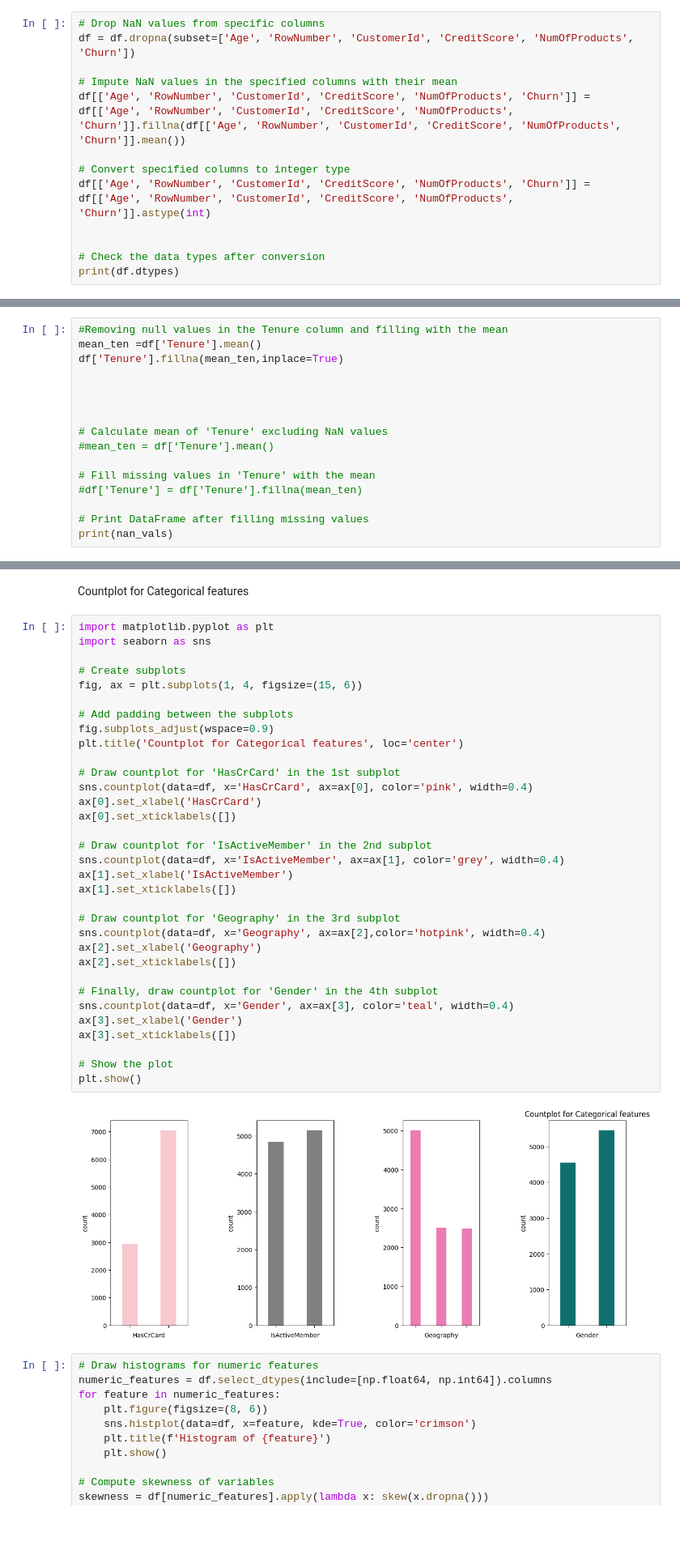
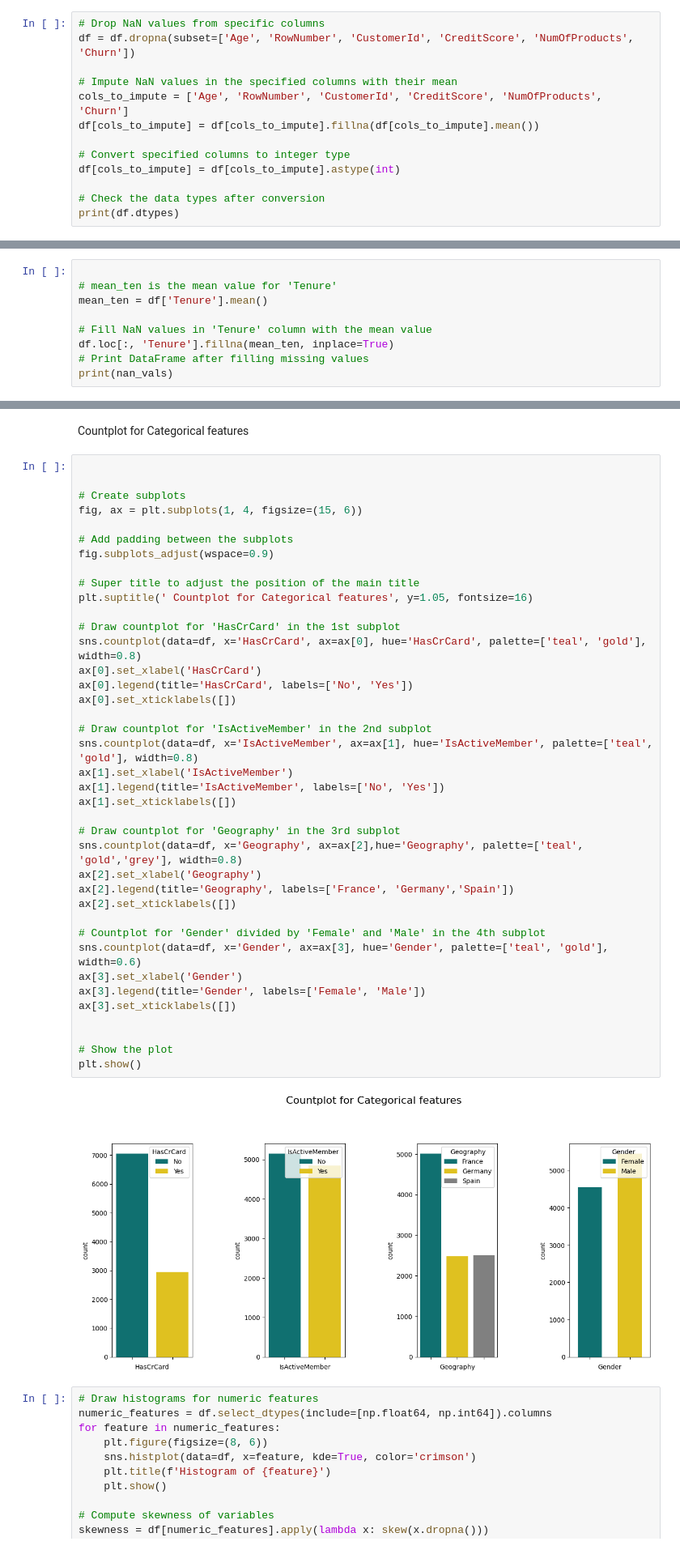
Before and after one commit to daurice/capstone, a Jupyter notebook: Doris_Mugah_Group_26_Capstone_Project_1.ipynb, the cells around one changed output, grey strips where cells are left out. Shown at 81% size. Drawn from its saved outputs; the diff is of its cells as text; blank space fills up the shorter version.

```diff
--- a/Doris_Mugah_Group_26_Capstone_Project_1.ipynb
+++ b/Doris_Mugah_Group_26_Capstone_Project_1.ipynb
@@ -57,11 +59,11 @@ Cleaning data
 df = df.dropna(subset=['Age', 'RowNumber', 'CustomerId', 'CreditScore', 'NumOfProducts', 'Churn'])
 
 # Impute NaN values in the specified columns with their mean
-df[['Age', 'RowNumber', 'CustomerId', 'CreditScore', 'NumOfProducts', 'Churn']] = df[['Age', 'RowNumber', 'CustomerId', 'CreditScore', 'NumOfProducts', 'Churn']].fillna(df[['Age', 'RowNumber', 'CustomerId', 'CreditScore', 'NumOfProducts', 'Churn']].mean())
+cols_to_impute = ['Age', 'RowNumber', 'CustomerId', 'CreditScore', 'NumOfProducts', 'Churn']
+df[cols_to_impute] = df[cols_to_impute].fillna(df[cols_to_impute].mean())
 
 # Convert specified columns to integer type
-df[['Age', 'RowNumber', 'CustomerId', 'CreditScore', 'NumOfProducts', 'Churn']] = df[['Age', 'RowNumber', 'CustomerId', 'CreditScore', 'NumOfProducts', 'Churn']].astype(int)
-
+df[cols_to_impute] = df[cols_to_impute].astype(int)
 
 # Check the data types after conversion
 print(df.dtypes)
@@ -165,19 +163,12 @@ IsActiveMember         0
 Churn                  0
 dtype: int64
 # %%
-#Removing null values in the Tenure column and filling with the mean
-mean_ten =df['Tenure'].mean()
-df['Tenure'].fillna(mean_ten,inplace=True)
 
+# mean_ten is the mean value for 'Tenure'
+mean_ten = df['Tenure'].mean()
 
-
-
-# Calculate mean of 'Tenure' excluding NaN values
-#mean_ten = df['Tenure'].mean()
-
-# Fill missing values in 'Tenure' with the mean
-#df['Tenure'] = df['Tenure'].fillna(mean_ten)
-
+# Fill NaN values in 'Tenure' column with the mean value
+df.loc[:, 'Tenure'].fillna(mean_ten, inplace=True)
 # Print DataFrame after filling missing values
 print(nan_vals)
 # %% [output]
@@ -354,40 +323,46 @@ plt.show()
 # %% [markdown]
 Countplot for Categorical features
 # %%
-import matplotlib.pyplot as plt
-import seaborn as sns
+
 
 # Create subplots
 fig, ax = plt.subplots(1, 4, figsize=(15, 6))
 
 # Add padding between the subplots
 fig.subplots_adjust(wspace=0.9)
-plt.title('Countplot for Categorical features', loc='center')
+
+# Super title to adjust the position of the main title
+plt.suptitle(' Countplot for Categorical features', y=1.05, fontsize=16)
 
 # Draw countplot for 'HasCrCard' in the 1st subplot
-sns.countplot(data=df, x='HasCrCard', ax=ax[0], color='pink', width=0.4)
+sns.countplot(data=df, x='HasCrCard', ax=ax[0], hue='HasCrCard', palette=['teal', 'gold'], width=0.8)
 ax[0].set_xlabel('HasCrCard')
+ax[0].legend(title='HasCrCard', labels=['No', 'Yes'])
 ax[0].set_xticklabels([])
 
 # Draw countplot for 'IsActiveMember' in the 2nd subplot
-sns.countplot(data=df, x='IsActiveMember', ax=ax[1], color='grey', width=0.4)
+sns.countplot(data=df, x='IsActiveMember', ax=ax[1], hue='IsActiveMember', palette=['teal', 'gold'], width=0.8)
 ax[1].set_xlabel('IsActiveMember')
+ax[1].legend(title='IsActiveMember', labels=['No', 'Yes'])
 ax[1].set_xticklabels([])
 
 # Draw countplot for 'Geography' in the 3rd subplot
-sns.countplot(data=df, x='Geography', ax=ax[2],color='hotpink', width=0.4)
+sns.countplot(data=df, x='Geography', ax=ax[2],hue='Geography', palette=['teal', 'gold','grey'], width=0.8)
 ax[2].set_xlabel('Geography')
+ax[2].legend(title='Geography', labels=['France', 'Germany','Spain'])
 ax[2].set_xticklabels([])
 
-# Finally, draw countplot for 'Gender' in the 4th subplot
-sns.countplot(data=df, x='Gender', ax=ax[3], color='teal', width=0.4)
+# Countplot for 'Gender' divided by 'Female' and 'Male' in the 4th subplot
+sns.countplot(data=df, x='Gender', ax=ax[3], hue='Gender', palette=['teal', 'gold'], width=0.6)
 ax[3].set_xlabel('Gender')
+ax[3].legend(title='Gender', labels=['Female', 'Male'])
 ax[3].set_xticklabels([])
+
 
 # Show the plot
 plt.show()
 # %% [output]
-[figure, old version]
+[figure, new version]
 # %%
 # Draw histograms for numeric features
 numeric_features = df.select_dtypes(include=[np.float64, np.int64]).columns
```
Also changed, not shown: parts of 12 cells of this notebook.
